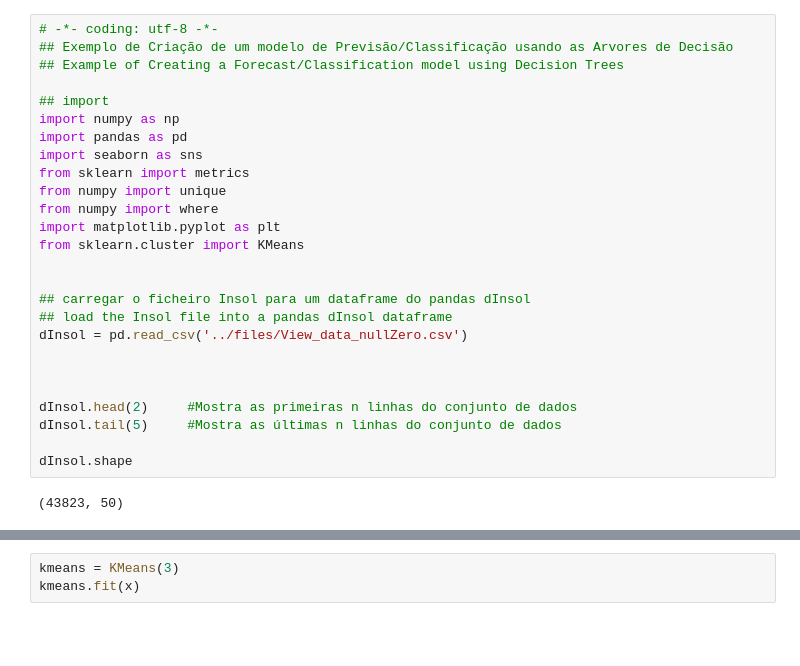
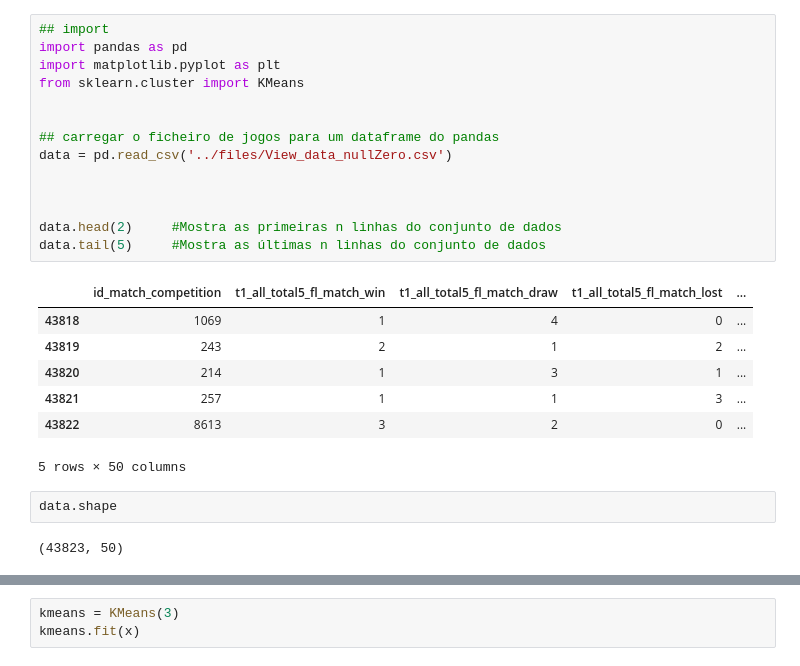
Before and after one commit to henriquesilva30/AO_tp2, a Jupyter notebook: clustering/matchwin_clustering.ipynb, the cells around one changed output, grey strips where cells are left out. Drawn from its saved outputs; the diff is of its cells as text; blank space fills up the shorter version.

```diff
--- a/clustering/matchwin_clustering.ipynb
+++ b/clustering/matchwin_clustering.ipynb
@@ -1,29 +1,27 @@
 # %%
-# -*- coding: utf-8 -*-
-## Exemplo de Criação de um modelo de Previsão/Classificação usando as Arvores de Decisão
-## Example of Creating a Forecast/Classification model using Decision Trees
-
 ## import
-import numpy as np
 import pandas as pd
-import seaborn as sns
-from sklearn import metrics
-from numpy import unique
-from numpy import where
 import matplotlib.pyplot as plt
 from sklearn.cluster import KMeans
 
 
-## carregar o ficheiro Insol para um dataframe do pandas dInsol
-## load the Insol file into a pandas dInsol dataframe
-dInsol = pd.read_csv('../files/View_data_nullZero.csv')
+## carregar o ficheiro de jogos para um dataframe do pandas
+data = pd.read_csv('../files/View_data_nullZero.csv')
 
 
 
-dInsol.head(2)     #Mostra as primeiras n linhas do conjunto de dados
-dInsol.tail(5)     #Mostra as últimas n linhas do conjunto de dados
-
-dInsol.shape
+data.head(2)     #Mostra as primeiras n linhas do conjunto de dados
+data.tail(5)     #Mostra as últimas n linhas do conjunto de dados
 # %% [output]
+|  | id_match_competition | t1_all_total5_fl_match_win | t1_all_total5_fl_match_draw | t1_all_total5_fl_match_lost | ... |
+| 43818 | 1069 | 1 | 4 | 0 | ... |
+| 43819 | 243 | 2 | 1 | 2 | ... |
+| 43820 | 214 | 1 | 3 | 1 | ... |
+| 43821 | 257 | 1 | 1 | 3 | ... |
+| 43822 | 8613 | 3 | 2 | 0 | ... |
-(43823, 50)
+5 rows × 50 columns
+# %%
+data.shape
+# %% [output]
+(43823, 50)
 # %%
```
Also changed, not shown: parts of 3 cells of this notebook.
